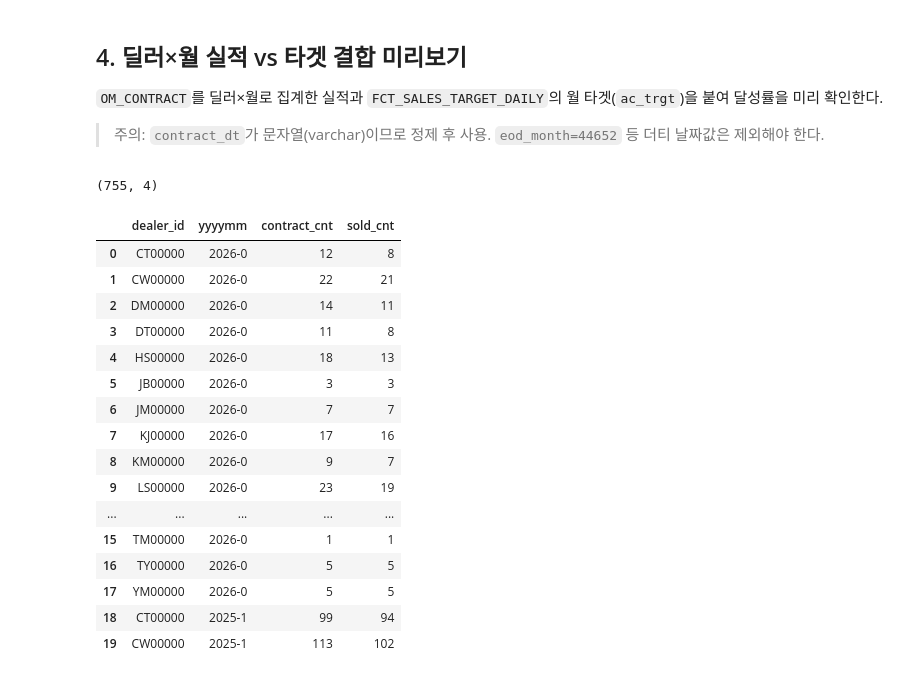
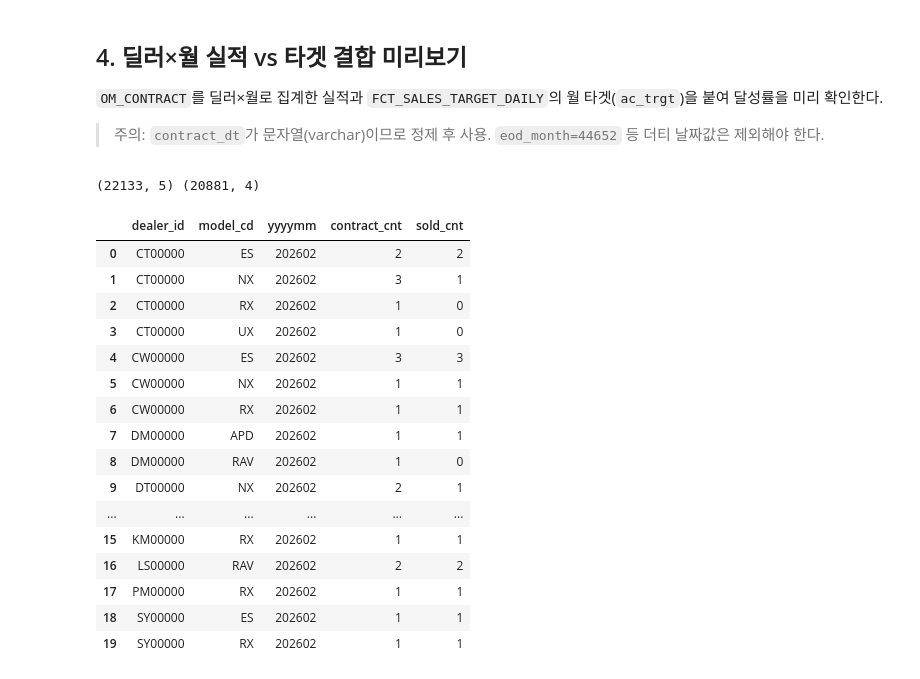
Before and after one commit to MCB-ML/toyota_project, a Jupyter notebook: louis/notebook/04_딜러별 계약출고 관리.ipynb, the cells around one changed output. Saved outputs shown, nothing was run; the diff lists cells and outputs as text; code cells hidden in the pictures.

```diff
--- a/louis/notebook/04_딜러별 계약출고 관리.ipynb
+++ b/louis/notebook/04_딜러별 계약출고 관리.ipynb
@@ -203,37 +258,53 @@ dim_calendar.head()
 
 > 주의: `contract_dt`가 문자열(varchar)이므로 정제 후 사용. `eod_month=44652` 등 더티 날짜값은 제외해야 한다.
 # %%
-dealer_month_actual = pd.read_sql("""
+# 주의: contract_dt는 'YYYY-MM-DD' 형식이므로 LEFT(contract_dt,6)='YYYY-M'이 되어 버그였음 -> REPLACE 후 LEFT(7)로 수정.
+# 타겟 테이블과 조인하려면 dealer_id뿐 아니라 model_cd까지 맞춰야 하므로 model_cd도 함께 집계.
+# 계약(contract_dt 기준)과 별도로, 출고(delivery_actual_dt 기준) 실적도 같은 방식으로 집계한다.
+dealer_model_month_actual = pd.read_sql("""
 SELECT
     dealer_id,
-    LEFT(contract_dt, 6) AS yyyymm,
+    model_cd,
+    REPLACE(LEFT(contract_dt, 7), '-', '') AS yyyymm,
     COUNT(*) AS contract_cnt,
     SUM(CASE WHEN sold_yn = 'Y' THEN 1 ELSE 0 END) AS sold_cnt
 FROM dbo.OM_CONTRACT
-WHERE contract_dt LIKE '2[0-9][0-9][0-9]%'  -- 더티 날짜값 제외
-GROUP BY dealer_id, LEFT(contract_dt, 6)
-ORDER BY yyyymm DESC, dealer_id
+WHERE contract_dt LIKE '2[0-9][0-9][0-9]-%'  -- 더티 날짜값 제외
+GROUP BY dealer_id, model_cd, LEFT(contract_dt, 7)
+ORDER BY yyyymm DESC, dealer_id, model_cd
 """, conn)
 
-print(dealer_month_actual.shape)
-dealer_month_actual.head(20)
+dealer_model_month_delivery = pd.read_sql("""
+SELECT
+    dealer_id,
+    model_cd,
+    REPLACE(LEFT(delivery_actual_dt, 7), '-', '') AS yyyymm,
+    COUNT(*) AS delivery_cnt
+FROM dbo.OM_CONTRACT
+WHERE delivery_actual_dt LIKE '2[0-9][0-9][0-9]-%'
+GROUP BY dealer_id, model_cd, LEFT(delivery_actual_dt, 7)
+ORDER BY yyyymm DESC, dealer_id, model_cd
+""", conn)
+
+print(dealer_model_month_actual.shape, dealer_model_month_delivery.shape)
+dealer_model_month_actual.head(20)
 # %% [output]
-(755, 4)
+(22133, 5) (20881, 4)
-|  | dealer_id | yyyymm | contract_cnt | sold_cnt |
-| 0 | CT00000 | 2026-0 | 12 | 8 |
-| 1 | CW00000 | 2026-0 | 22 | 21 |
-| 2 | DM00000 | 2026-0 | 14 | 11 |
-| 3 | DT00000 | 2026-0 | 11 | 8 |
-| 4 | HS00000 | 2026-0 | 18 | 13 |
-| 5 | JB00000 | 2026-0 | 3 | 3 |
-| 6 | JM00000 | 2026-0 | 7 | 7 |
-| 7 | KJ00000 | 2026-0 | 17 | 16 |
-| 8 | KM00000 | 2026-0 | 9 | 7 |
-| 9 | LS00000 | 2026-0 | 23 | 19 |
-| ... | ... | ... | ... | ... |
-| 15 | TM00000 | 2026-0 | 1 | 1 |
-| 16 | TY00000 | 2026-0 | 5 | 5 |
-| 17 | YM00000 | 2026-0 | 5 | 5 |
-| 18 | CT00000 | 2025-1 | 99 | 94 |
-| 19 | CW00000 | 2025-1 | 113 | 102 |
+|  | dealer_id | model_cd | yyyymm | contract_cnt | sold_cnt |
+| 0 | CT00000 | ES | 202602 | 2 | 2 |
+| 1 | CT00000 | NX | 202602 | 3 | 1 |
+| 2 | CT00000 | RX | 202602 | 1 | 0 |
+| 3 | CT00000 | UX | 202602 | 1 | 0 |
+| 4 | CW00000 | ES | 202602 | 3 | 3 |
+| 5 | CW00000 | NX | 202602 | 1 | 1 |
+| 6 | CW00000 | RX | 202602 | 1 | 1 |
+| 7 | DM00000 | APD | 202602 | 1 | 1 |
+| 8 | DM00000 | RAV | 202602 | 1 | 0 |
+| 9 | DT00000 | NX | 202602 | 2 | 1 |
+| ... | ... | ... | ... | ... | ... |
+| 15 | KM00000 | RX | 202602 | 1 | 1 |
+| 16 | LS00000 | RAV | 202602 | 2 | 2 |
+| 17 | PM00000 | RX | 202602 | 1 | 1 |
+| 18 | SY00000 | ES | 202602 | 1 | 1 |
+| 19 | SY00000 | RX | 202602 | 1 | 1 |
 # %%
```
Also changed, not shown: parts of 13 cells of this notebook, 14 other files.
